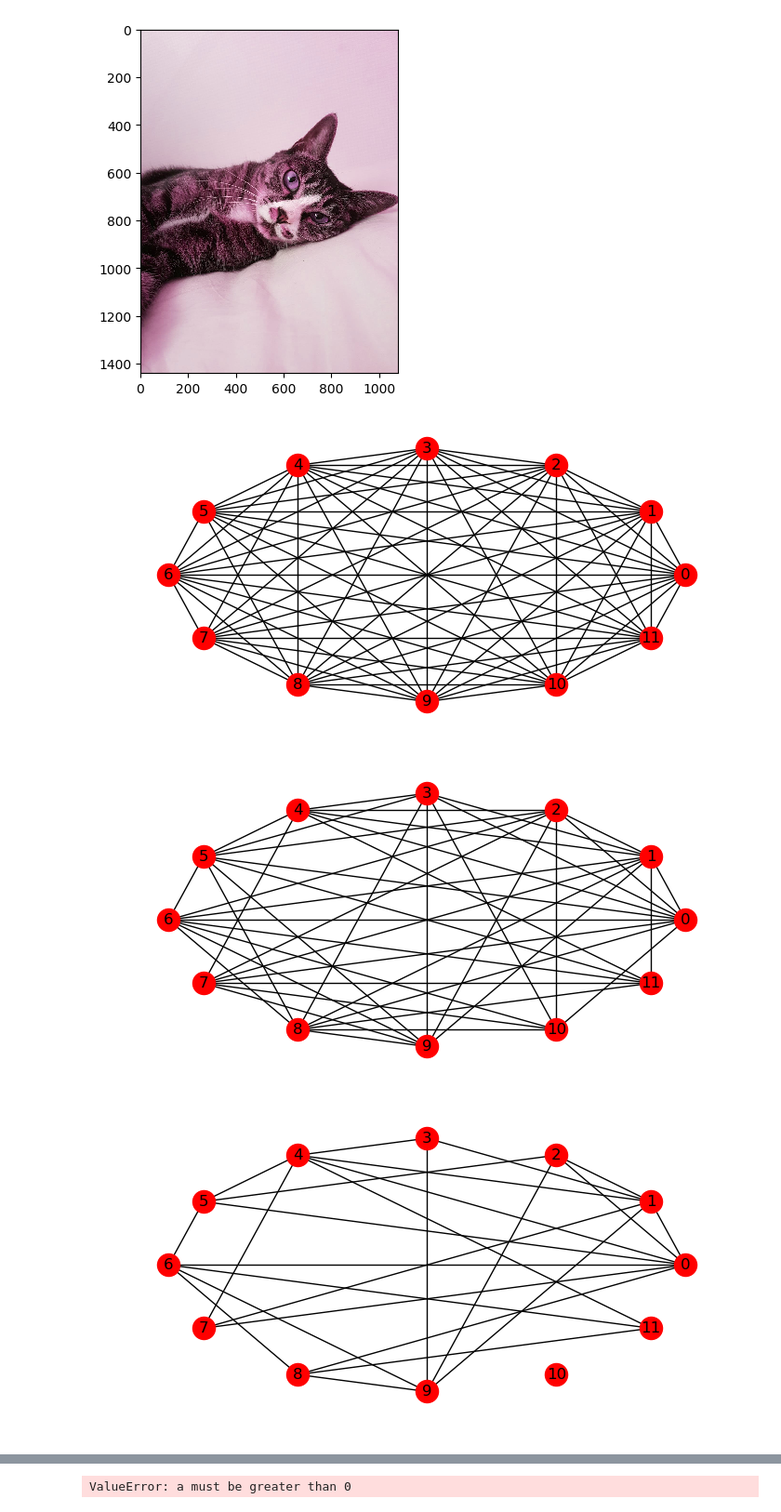
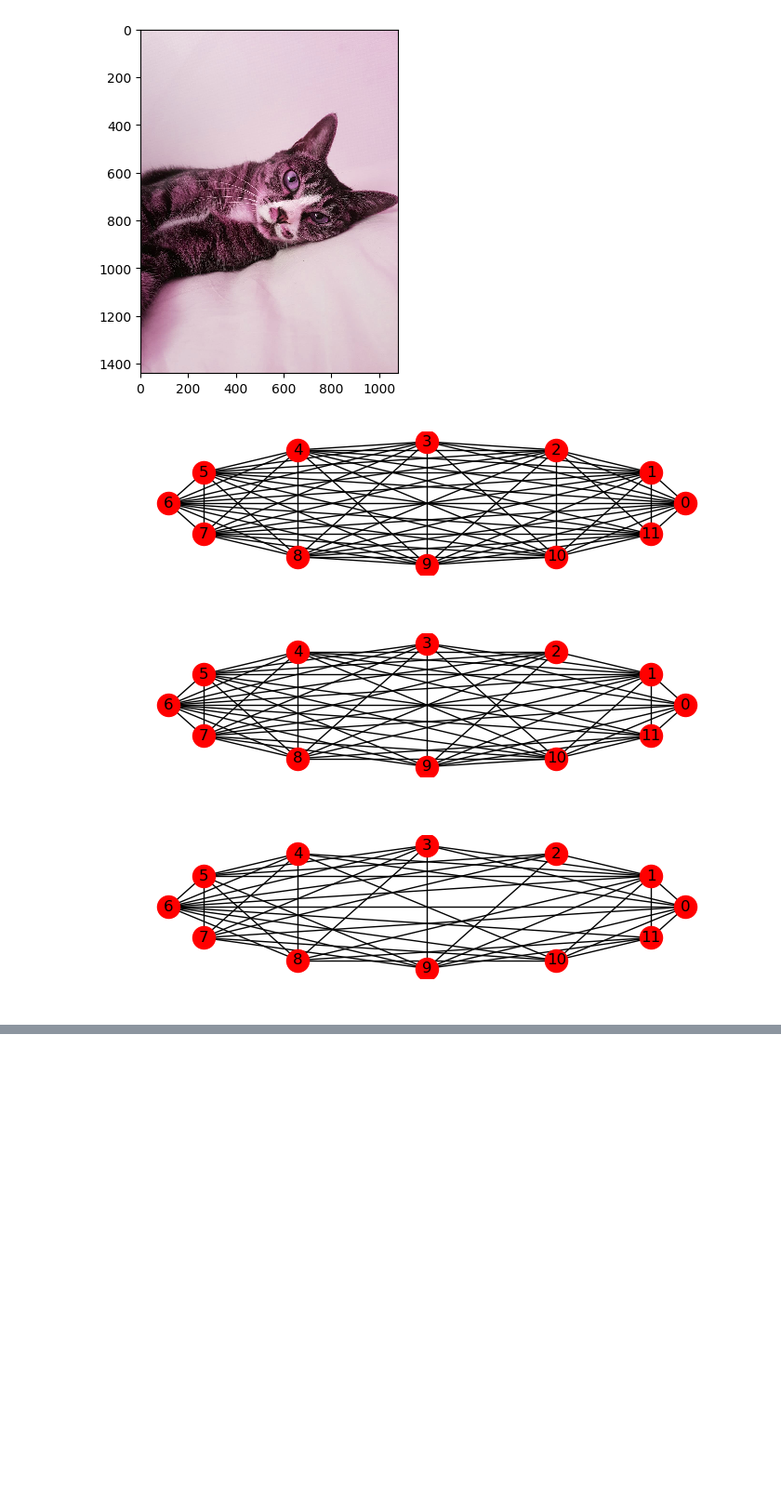
Before and after one commit to frhyme/frhyme.github.io, a Jupyter notebook: _posts/personal_ipynb/180628_img_preprocessing.ipynb, the cells around one changed output, grey strips where cells are left out. Shown at 93% size. Cells and saved outputs as stored; diff of their text form; code cells hidden in the pictures; blank space fills up the shorter version.

Commit message:
plt.figure

```diff
--- a/_posts/personal_ipynb/180628_img_preprocessing.ipynb
+++ b/_posts/personal_ipynb/180628_img_preprocessing.ipynb
@@ -273,26 +273,26 @@ video_url = '../../assets/images/markdown_img/180702_cat_blending.mp4'
 # %%
 """
 간단하게 네트워크를 그리고, 네트워크가 변해가는 것을 볼 수는 없을까?
 """
 
 import networkx as nx
 import matplotlib.pyplot as plt
 import numpy as np
 
 plt.style.use('default')
 G = nx.complete_graph(12)
 #G.add_edges_from([ for i in range(0, 10)])
 
 pos = nx.shell_layout(G)
-for i in range(0, 100):
+for i in range(0, 40):
     n1, n2 = list(G.edges())[np.random.choice(len(G.edges()))]
     G.remove_edge(n1, n2)
-    if i%20==0:
-        plt.figure(figsize=(8, 4))
+    if i%10==0:
+        plt.figure(figsize=(8, 2))
         nx.draw_networkx(G, pos)
         plt.axis('off')
         plt.show()
 # %% [output]
-[figure, old version]
+[figure, new version]
-[figure, old version]
+[figure, new version]
-[figure, old version]
+[figure, new version]
@@ -300 +299,0 @@ for i in range(0, 100):
-ValueError: a must be greater than 0
```
Also changed, not shown: parts of 4 cells of this notebook, 5 other files.
